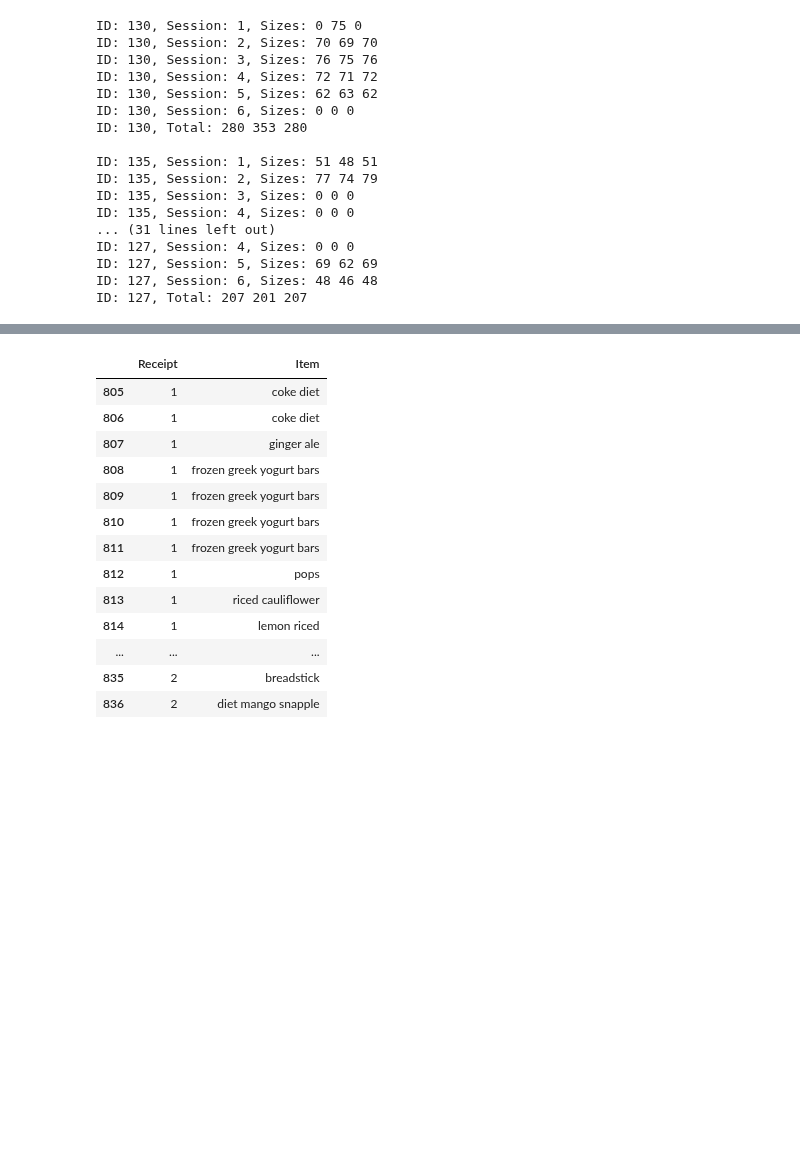
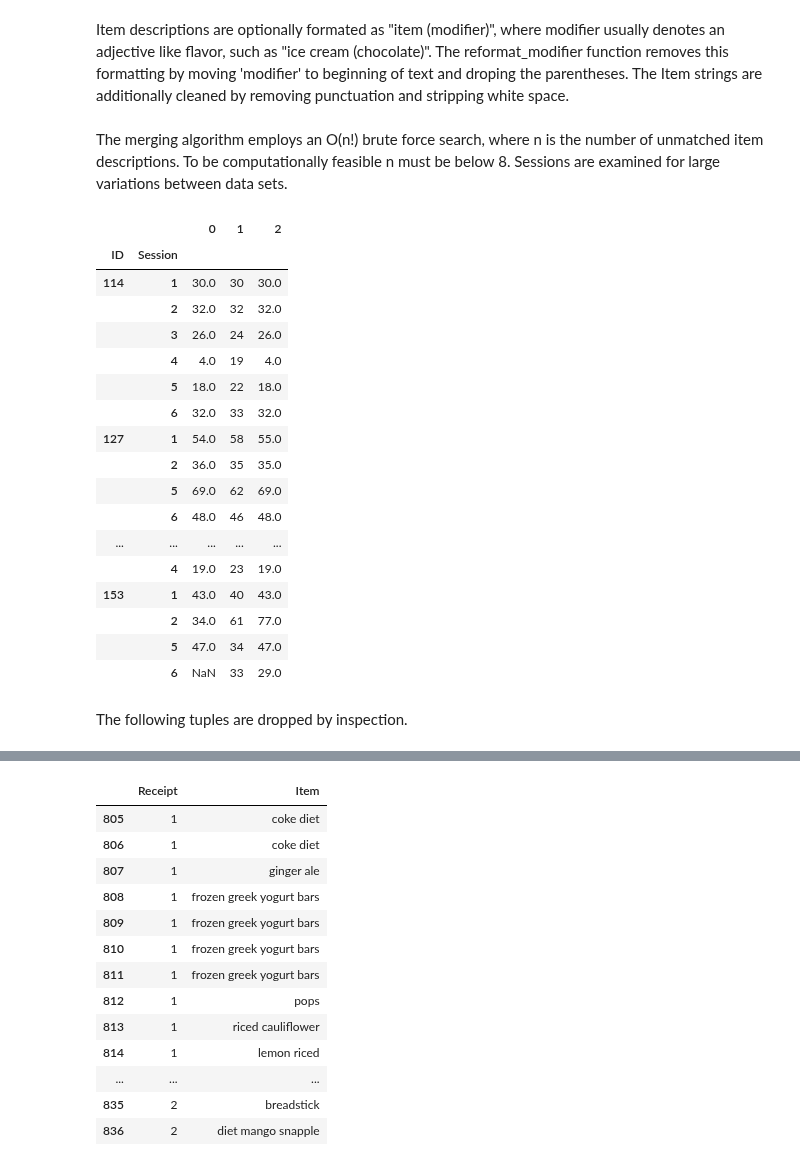
Before and after one commit to jjailer/grocery-receipt-data-cleaning, a Jupyter notebook: Scripts/preprocess_merge.ipynb, the cells around one changed output, grey strips where cells are left out. Drawn from its saved outputs; the diff is of its cells as text; code cells hidden in the pictures; blank space fills up the shorter version.

Commit message:
analyzed run time complexity of data sets under merge

```diff
--- a/Scripts/preprocess_merge.ipynb
+++ b/Scripts/preprocess_merge.ipynb
@@ -8,11 +17,7 @@ pd.set_option('display.max_rows', 200)
 # %%
 DATA_PATH = '../Data/'
-FILES = ['clean_max.csv', 'clean_maria.csv', 'clean_samantha.csv']
+FILES = ['clean_max', 'clean_maria', 'clean_samantha']
 COLS = [0, 1, 2, 3, 5]  # Index, ID, Session, Receipt, Item
 DTYPES = {'ID': 'uint8', 'Session': 'uint8', 'Receipt': 'uint8', 'Item': str}
 
-dfs = [pd.read_csv(DATA_PATH + file, index_col=0, usecols=COLS, dtype=DTYPES) for file in FILES]
-
-# restrict to shared data
-ids_shared = set.intersection(*[set(df.ID.unique()) for df in dfs])
-dfs = [df[df.ID.isin(ids_shared)].reset_index(drop=True) for df in dfs]
+dfs = [pd.read_csv(DATA_PATH + file + '.csv', index_col=0, usecols=COLS, dtype=DTYPES) for file in FILES]
@@ -19 +29,3 @@ dfs = [df[df.ID.isin(ids_shared)].reset_index(drop=True) for df in dfs]
+# %% [markdown]
+Item descriptions are optionally formated as "item (modifier)", where modifier usually denotes an adjective like flavor, such as "ice cream (chocolate)". The reformat_modifier function removes this formatting by moving 'modifier' to beginning of text and droping the parentheses. The Item strings are additionally cleaned by removing punctuation and stripping white space.
 # %%
@@ -27,41 +38,35 @@ def reformat_modifier(text):
         text = paren.sub('', text)
     return text
 # %%
-# clean strings
 for df in dfs:
-    df.Item = df.Item.apply(reformat_modifier)
-    df.Item = df.Item.str.replace(r'[/(),"&]', ' ', regex=True)
-    df.Item = df.Item.str.replace(r'?', '', regex=False)
-    df.Item = df.Item.str.strip()
+    df.Item = (df.Item
+               .apply(reformat_modifier)
+               .str.replace(r'[/(),"&]', ' ', regex=True)
+               .str.replace(r'?', '', regex=False)
+               .str.strip())
-# %%
-### Compare session sizes of shared IDs
-for pid in ids_shared:
-    for session in range(1,7):
-        print(f'ID: {pid}, Session: {session}, Sizes:', end=' ')
-        for df in dfs:
-            print(df.loc[(df.ID == pid) & (df.Session == session)].shape[0], end=' ')
-        print()
-    print(f'ID: {pid}, Total:', end=' ')
-    for df in dfs:
-        print(df.loc[df.ID == pid].shape[0], end=' ')
-    print()
-    print()
-# %% [output]
-ID: 130, Session: 1, Sizes: 0 75 0
-ID: 130, Session: 2, Sizes: 70 69 70
-ID: 130, Session: 3, Sizes: 76 75 76
-ID: 130, Session: 4, Sizes: 72 71 72
-ID: 130, Session: 5, Sizes: 62 63 62
-ID: 130, Session: 6, Sizes: 0 0 0
-ID: 130, Total: 280 353 280
-
-ID: 135, Session: 1, Sizes: 51 48 51
-ID: 135, Session: 2, Sizes: 77 74 79
-ID: 135, Session: 3, Sizes: 0 0 0
-ID: 135, Session: 4, Sizes: 0 0 0
-... (31 lines left out)
-ID: 127, Session: 4, Sizes: 0 0 0
-ID: 127, Session: 5, Sizes: 69 62 69
-ID: 127, Session: 6, Sizes: 48 46 48
-ID: 127, Total: 207 201 207
+# %% [markdown]
+The merging algorithm employs an O(n!) brute force search, where n is the number of unmatched item descriptions. To be computationally feasible n must be below 8. Sessions are examined for large variations between data sets.
+# %%
+pd.concat([df.groupby(by=['ID', 'Session']).Item.count() for df in dfs], axis=1, ignore_index=True)
+# %% [output]
+|  |  | 0 | 1 | 2 |
+| ID | Session |  |  |  |
+| 114 | 1 | 30.0 | 30 | 30.0 |
+|  | 2 | 32.0 | 32 | 32.0 |
+|  | 3 | 26.0 | 24 | 26.0 |
+|  | 4 | 4.0 | 19 | 4.0 |
+|  | 5 | 18.0 | 22 | 18.0 |
+|  | 6 | 32.0 | 33 | 32.0 |
+| 127 | 1 | 54.0 | 58 | 55.0 |
+|  | 2 | 36.0 | 35 | 35.0 |
+|  | 5 | 69.0 | 62 | 69.0 |
+|  | 6 | 48.0 | 46 | 48.0 |
+| ... | ... | ... | ... | ... |
+|  | 4 | 19.0 | 23 | 19.0 |
+| 153 | 1 | 43.0 | 40 | 43.0 |
+|  | 2 | 34.0 | 61 | 77.0 |
+|  | 5 | 47.0 | 34 | 47.0 |
+|  | 6 | NaN | 33 | 29.0 |
+# %% [markdown]
+The following tuples are dropped by inspection.
 # %%
```
Also changed, not shown: parts of 32 cells of this notebook.
